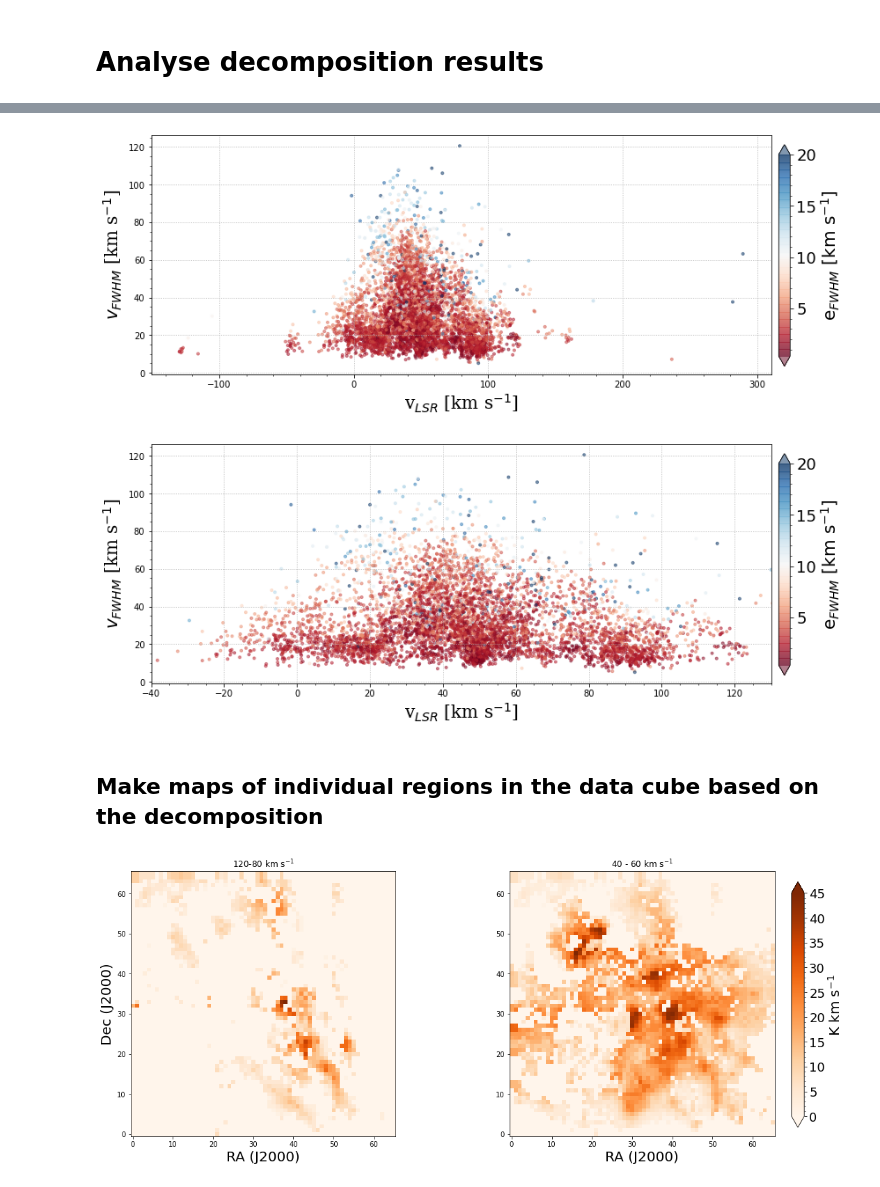
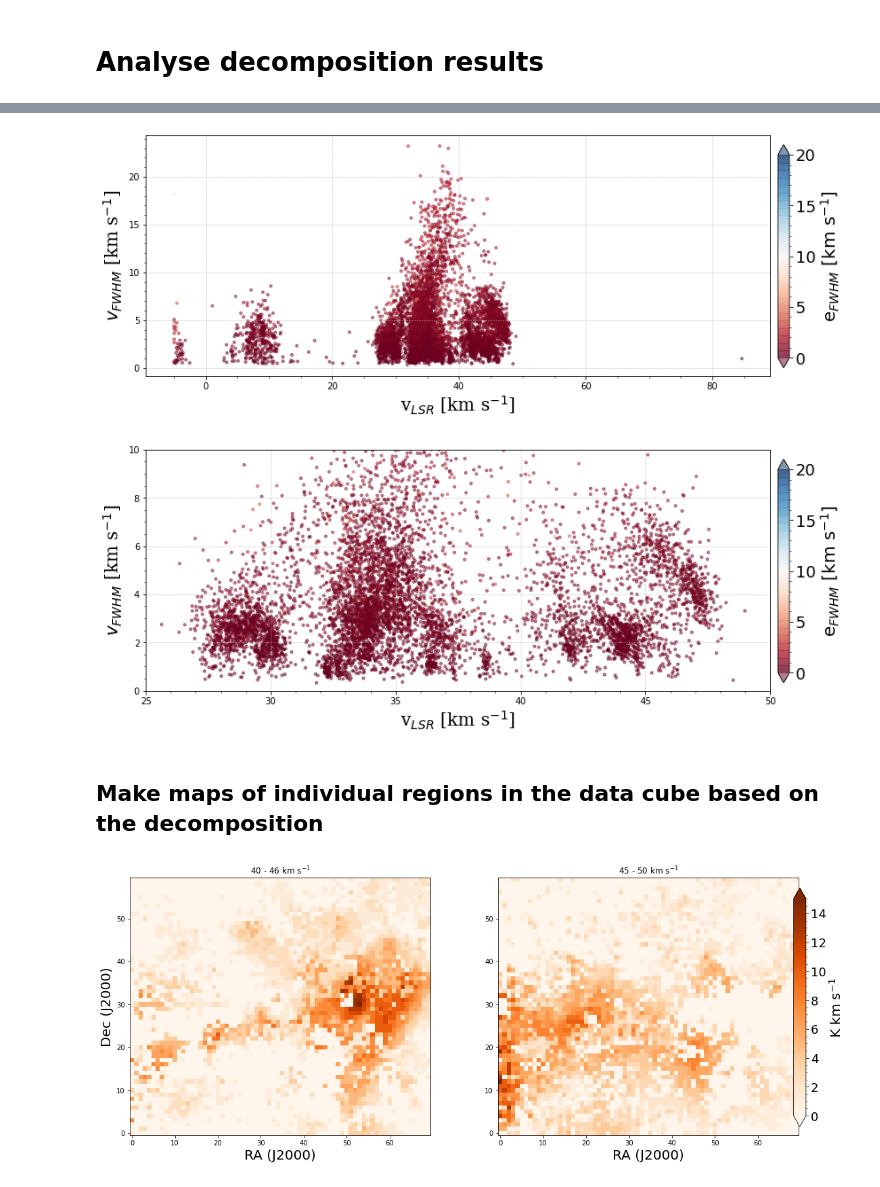
Before and after one commit to helgadenes/Astrophysical_Objects_yachay, a Jupyter notebook: Tutorials/ISM-decomposition/Analyse_decomposition_results.ipynb, the cells around one changed output, grey strips where cells are left out. Saved outputs shown, nothing was run; the diff lists cells and outputs as text; code cells hidden in the pictures.

```diff
--- a/Tutorials/ISM-decomposition/Analyse_decomposition_results.ipynb
+++ b/Tutorials/ISM-decomposition/Analyse_decomposition_results.ipynb
@@ -20,7 +20,7 @@ import matplotlib as mpl
 # read the data file
 
 data_dir = '/Users/denes/App_installers/gausspyplus-master/example/decomposition_grs/gpy_decomposed/'
-data_file = 'sio21_cube_cut_g+_fit_fin_sf-p2_finalized.dat'
+data_file = 'grs-test_field_g+_fit_fin_sf-p2_finalized.dat'
 data = ascii.read(os.path.join(data_dir + data_file))
 # %%
 data.keys()
@@ -137,7 +137,7 @@ cbar.ax.tick_params(labelsize=18)
 cbar.ax.set_ylabel('e$_{FWHM}$ [km s$^{-1}$]', fontsize=20)
 plt.show()
 # %% [output]
-[figure, old version]
+[figure, new version]
 # %%
 # velocity vs. FWHM
 
@@ -152,8 +152,8 @@ cb = plt.scatter(data['VLSR'], abs(data['vel_disp']*2.355), marker='.', c=abs(da
 ax.set_xlabel('v$_{LSR}$ [km s$^{-1}$]', size=20,family='serif')
 ax.set_ylabel(r'$v_{FWHM}$ [km s$^{-1}$]', size=20,family='serif')
 
-ax.set_xbound(-40, 130)
-#ax.set_ybound(90, 200)
+ax.set_xbound(25, 50)
+ax.set_ybound(0,10)
 
 ax.minorticks_on()
 plt.grid(True, linestyle=':')
@@ -166,19 +166,20 @@ cbar.ax.tick_params(labelsize=18)
 cbar.ax.set_ylabel('e$_{FWHM}$ [km s$^{-1}$]', fontsize=20)
 plt.show()
 # %% [output]
-[figure, old version]
+[figure, new version]
 # %% [markdown]
 ## Make maps of individual regions in the data cube based on the decomposition
 # %%
 
 
 # divide the data into 2 sections:
-data_2 = data[abs(data['VLSR'])<(120)]
-data_2 = data[abs(data['VLSR'])>(80)]
+data_2 = data[abs(data['VLSR'])>(40)]
+data_2 = data[abs(data['VLSR'])<(46)]
+data_2 = data[abs(data['vel_disp']*2.355)<(4)]
 
-
-data_3 = data[abs(data['VLSR'])<(60)]
-data_3 = data[abs(data['VLSR'])>(40)]
+data_3 = data[abs(data['VLSR'])>(45)]
+data_3 = data[abs(data['VLSR'])<(50)]
+data_3 = data[abs(data['vel_disp']*2.355)>(4)]
 
 # exclude flagged pixels:
 data_2 = data_2[abs(data_2['flag_neg_res_peak'])==0]
@@ -214,33 +215,33 @@ for i in range(len(data_2)):
 #z_2=np.flip(z_2)
 #z_3=np.flip(z_3)
 
 
 # plot the image
 fig = plt.figure(figsize=(17.,7))
 
 ax1 = fig.add_subplot(1,2,1)
-plt.title(r'120-80 km s$^{-1}$')
+plt.title(r'40 - 46 km s$^{-1}$')
 plt.imshow(z_2, cmap='Oranges')
 ax1.set_xlabel("RA (J2000)", fontsize=20)
 ax1.set_ylabel("Dec (J2000)", fontsize=20)
 ax1.invert_yaxis()
 
 ax2 = fig.add_subplot(1,2,2)
-plt.title(r'40 - 60 km s$^{-1}$')
+plt.title(r'45 - 50 km s$^{-1}$')
 cb = plt.imshow(z_3, cmap='Oranges')
 ax2.set_xlabel("RA (J2000)", fontsize=20)
 #ax.set_ylabel("Dec (J2000)", fontsize=20)
 #ax.tick_params(labelsize=16)
 ax2.invert_yaxis()
 
 #plt.colorbar()
 fig.subplots_adjust(right=0.94)
 cbar_ax = fig.add_axes([0.93, 0.15, 0.015, 0.7])
 cbar =fig.colorbar(cb, cax=cbar_ax, extend='both')
 cbar.minorticks_on()
 cbar.ax.tick_params(labelsize=18)
 cbar.ax.set_ylabel('K km s$^{-1}$', fontsize=20)
 
 fig.show()
 # %% [output]
-[figure, old version]
+[figure, new version]
```
Also changed, not shown: parts of 5 cells of this notebook, 5 other files.
